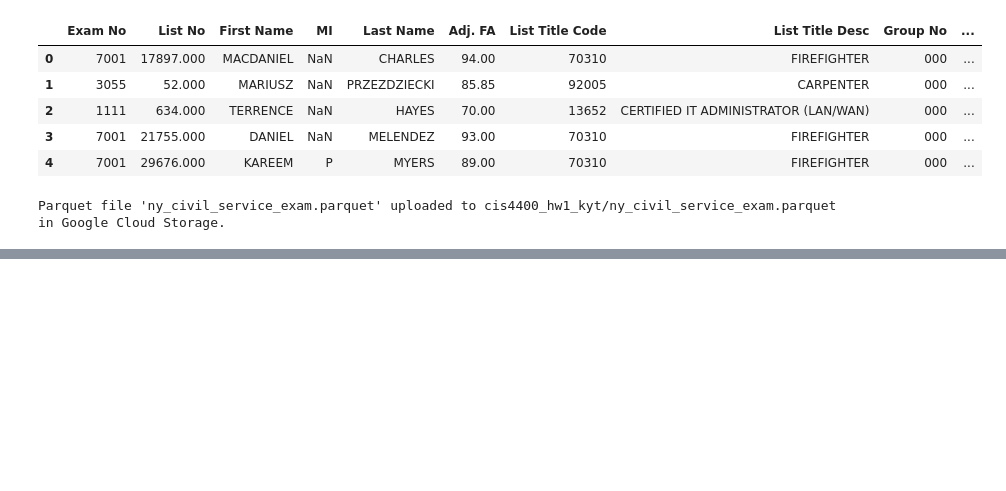
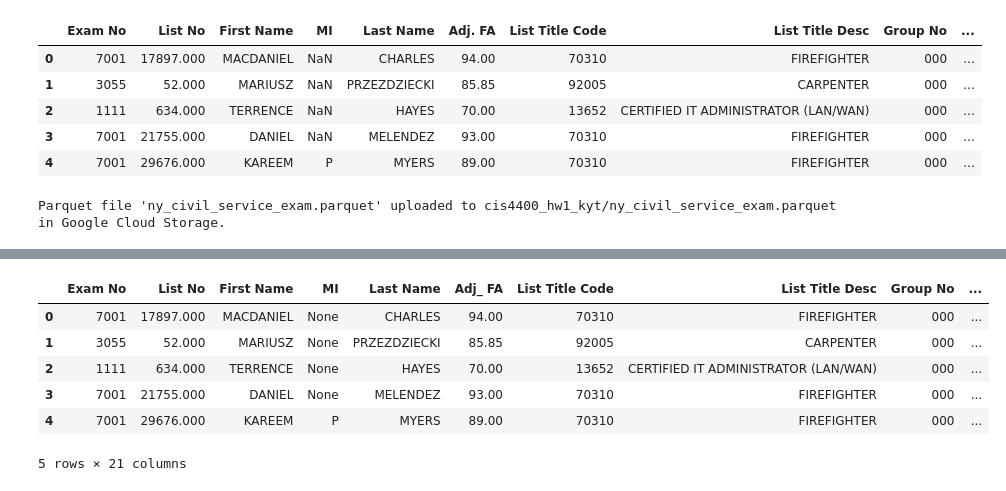
Before and after one commit to ktenzin1/CIS4400_NY_CivilServiceExamScores, a Jupyter notebook: Python Script/sourceextraction.ipynb, the cells around one changed output, grey strips where cells are left out. Cells and saved outputs as stored; diff of their text form; code cells hidden in the pictures; blank space fills up the shorter version.

```diff
--- a/Python Script/sourceextraction.ipynb
+++ b/Python Script/sourceextraction.ipynb
@@ -203,0 +182,32 @@ DataFrame Contents:
+# %%
+# Extracting the data from Google Cloud
+
+service_account_key_file = 'service_acc_key.json'
+
+# Optionally, load other configuration settings from the JSON file
+with open(service_account_key_file, 'r') as f:
+    config = json.load(f)
+
+# Initialize Google Cloud Storage client
+client = storage.Client.from_service_account_json(service_account_key_file)
+
+# Specify the bucket name and Parquet file name
+bucket_name = 'cis4400_hw1_kyt'
+parquet_file_name = 'ny_civil_service_exam.parquet'
+
+# Download Parquet file from Google Cloud Storage
+bucket = client.bucket(bucket_name)
+blob = bucket.blob(parquet_file_name)
+blob.download_to_filename(parquet_file_name)
+
+# Read Parquet file into a PyArrow Table
+table = pq.read_table(parquet_file_name)
+
+# Convert PyArrow Table back to DataFrame
+parquet_df = table.to_pandas()
+
+# Print the shape of the DataFrame
+print("Shape of DataFrame:", parquet_df.shape)
+
+# Make a copy of the DataFrame
+df_copy = parquet_df.copy()
@@ -203,0 +226,10 @@ DataFrame Contents:
+# %%
+df_copy.head()
+# %% [output]
+|  | Exam No | List No | First Name | MI | Last Name | Adj_ FA | List Title Code | List Title Desc | Group No | ... |
+| 0 | 7001 | 17897.000 | MACDANIEL | None | CHARLES | 94.00 | 70310 | FIREFIGHTER | 000 | ... |
+| 1 | 3055 | 52.000 | MARIUSZ | None | PRZEZDZIECKI | 85.85 | 92005 | CARPENTER | 000 | ... |
+| 2 | 1111 | 634.000 | TERRENCE | None | HAYES | 70.00 | 13652 | CERTIFIED IT ADMINISTRATOR (LAN/WAN) | 000 | ... |
+| 3 | 7001 | 21755.000 | DANIEL | None | MELENDEZ | 93.00 | 70310 | FIREFIGHTER | 000 | ... |
+| 4 | 7001 | 29676.000 | KAREEM | P | MYERS | 89.00 | 70310 | FIREFIGHTER | 000 | ... |
+5 rows × 21 columns
```
Also changed, not shown: parts of 17 cells of this notebook, 7 other files.
